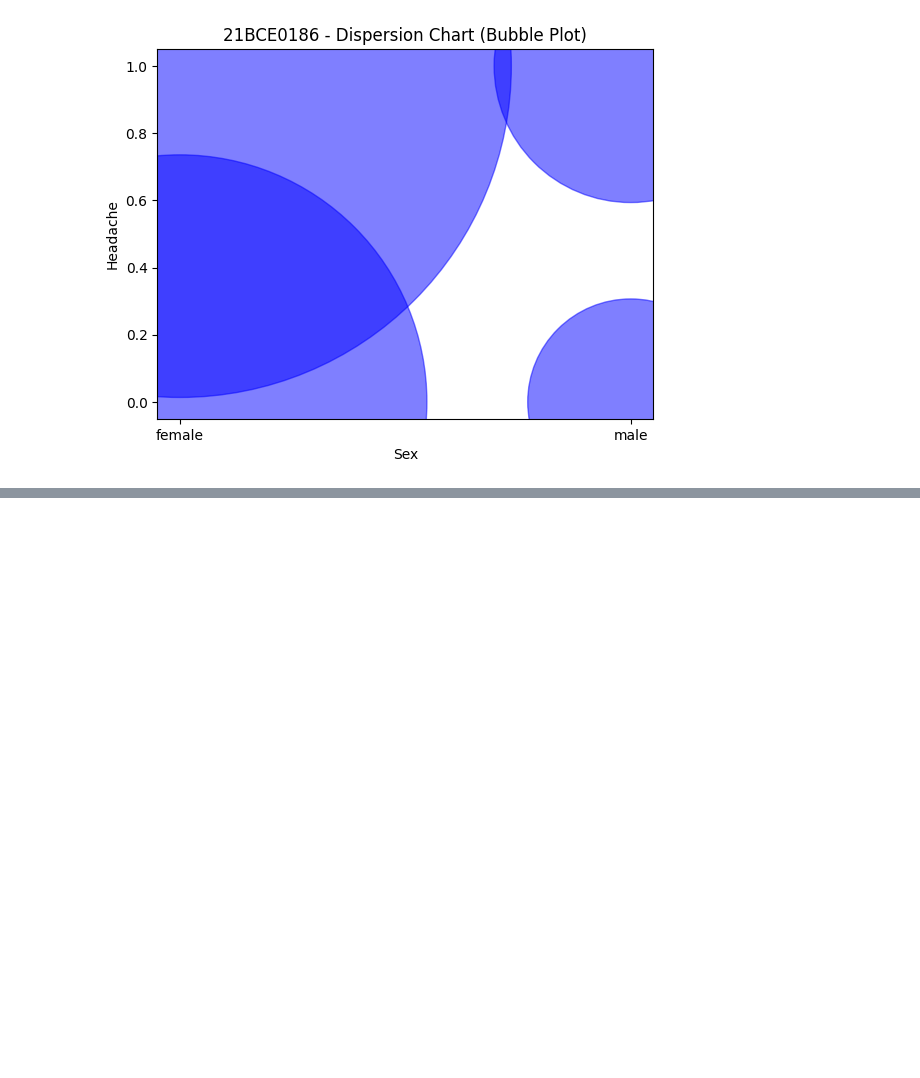
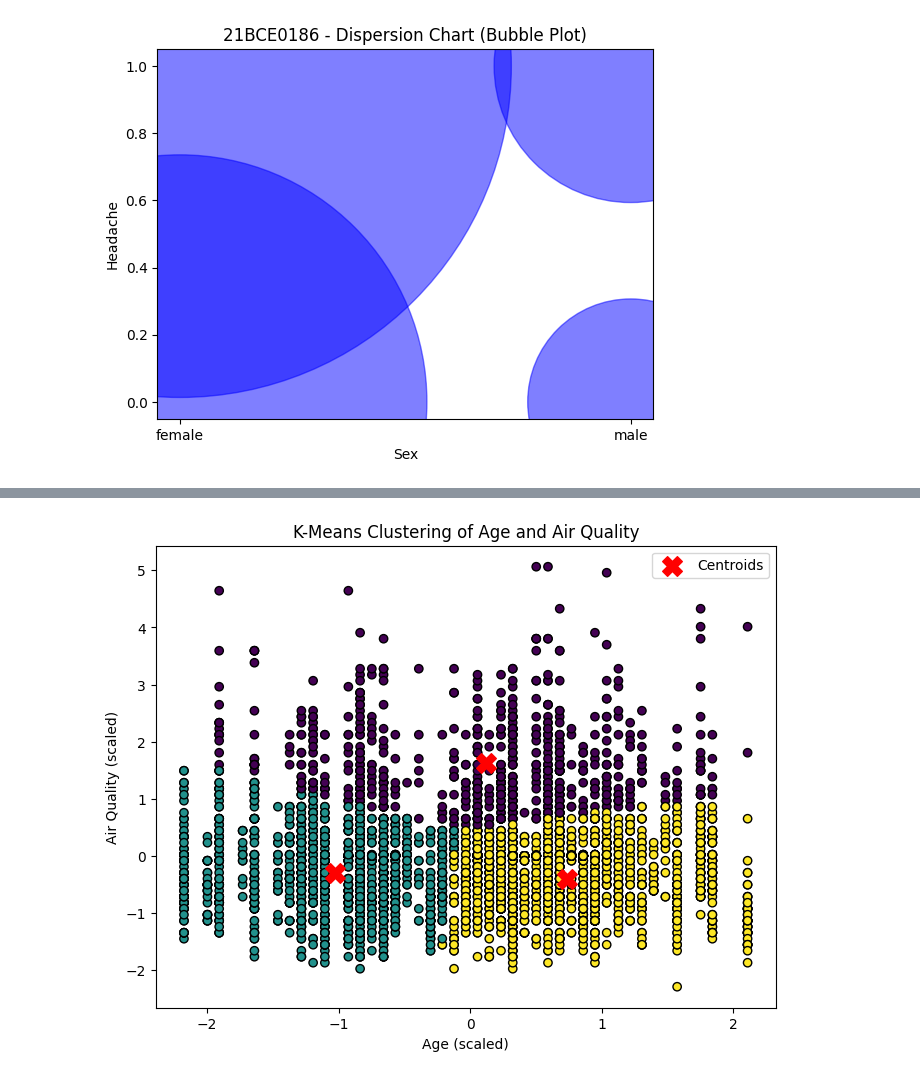
Before and after one commit to jainaryan/eda-class, a Jupyter notebook: EDA_task.ipynb, the cells around one changed output, grey strips where cells are left out. Saved outputs shown, nothing was run; the diff lists cells and outputs as text; code cells hidden in the pictures; blank space fills up the shorter version.

```diff
--- a/EDA_task.ipynb
+++ b/EDA_task.ipynb
@@ -821,0 +809,21 @@ fig.show()
+# %%
+# Fit K-Means with the optimal number of clusters (replace 3 with your optimal K)
+kmeans = KMeans(n_clusters=3, random_state=42)
+data['kmeans_labels'] = kmeans.fit_predict(X_scaled)
+# Plot the clusters
+plt.figure(figsize=(8, 6))
+
+# Scatter plot of the data points colored by cluster labels
+plt.scatter(X_scaled[:, 0], X_scaled[:, 1], c=data['kmeans_labels'], cmap='viridis', marker='o', edgecolor='k')
+
+# Plot the centroids of the clusters
+centroids = kmeans.cluster_centers_
+plt.scatter(centroids[:, 0], centroids[:, 1], c='red', marker='X', s=200, label='Centroids')
+
+plt.xlabel('Age (scaled)')
+plt.ylabel('Air Quality (scaled)')
+plt.title('K-Means Clustering of Age and Air Quality')
+plt.legend()
+plt.show()
+# %% [output]
+[figure, added]
```
Also changed, not shown: parts of 12 cells of this notebook.
